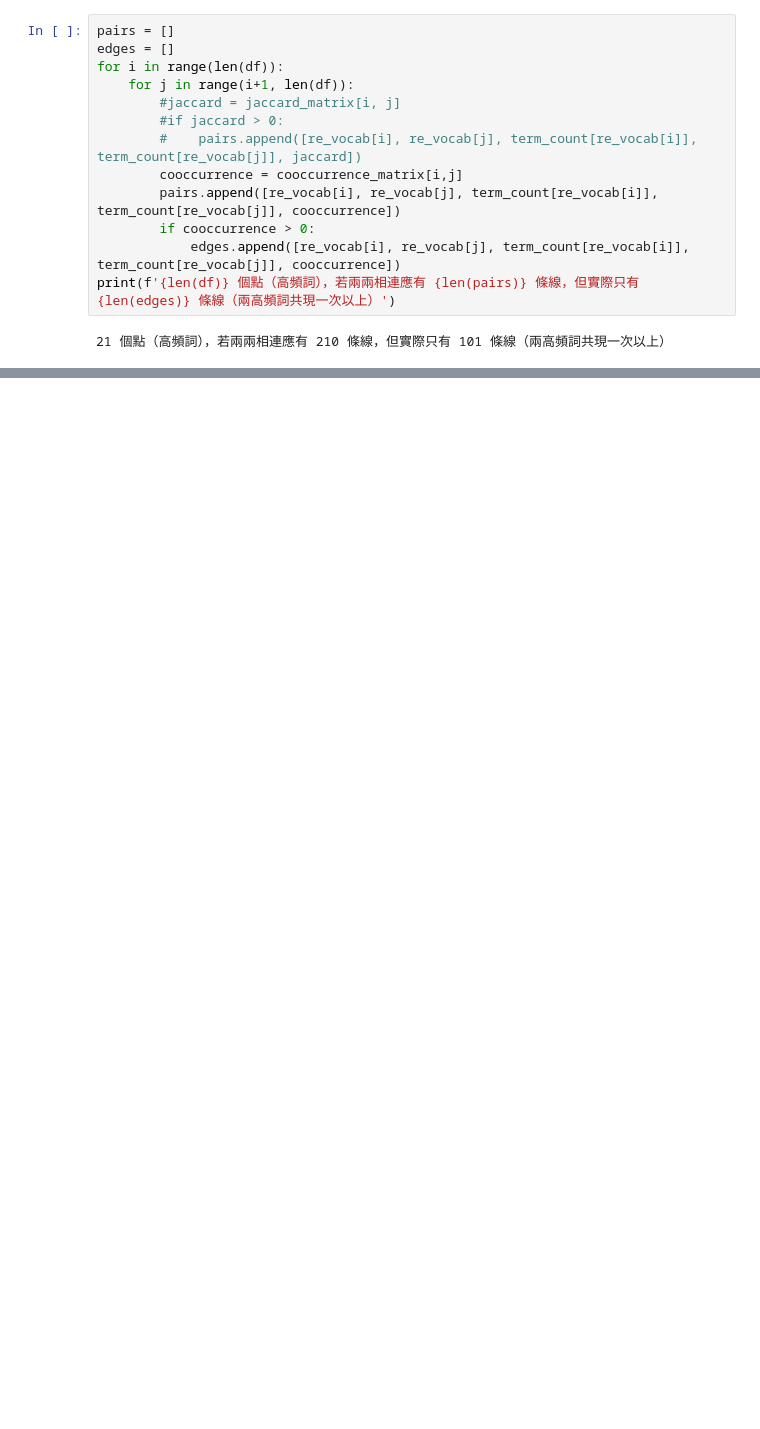
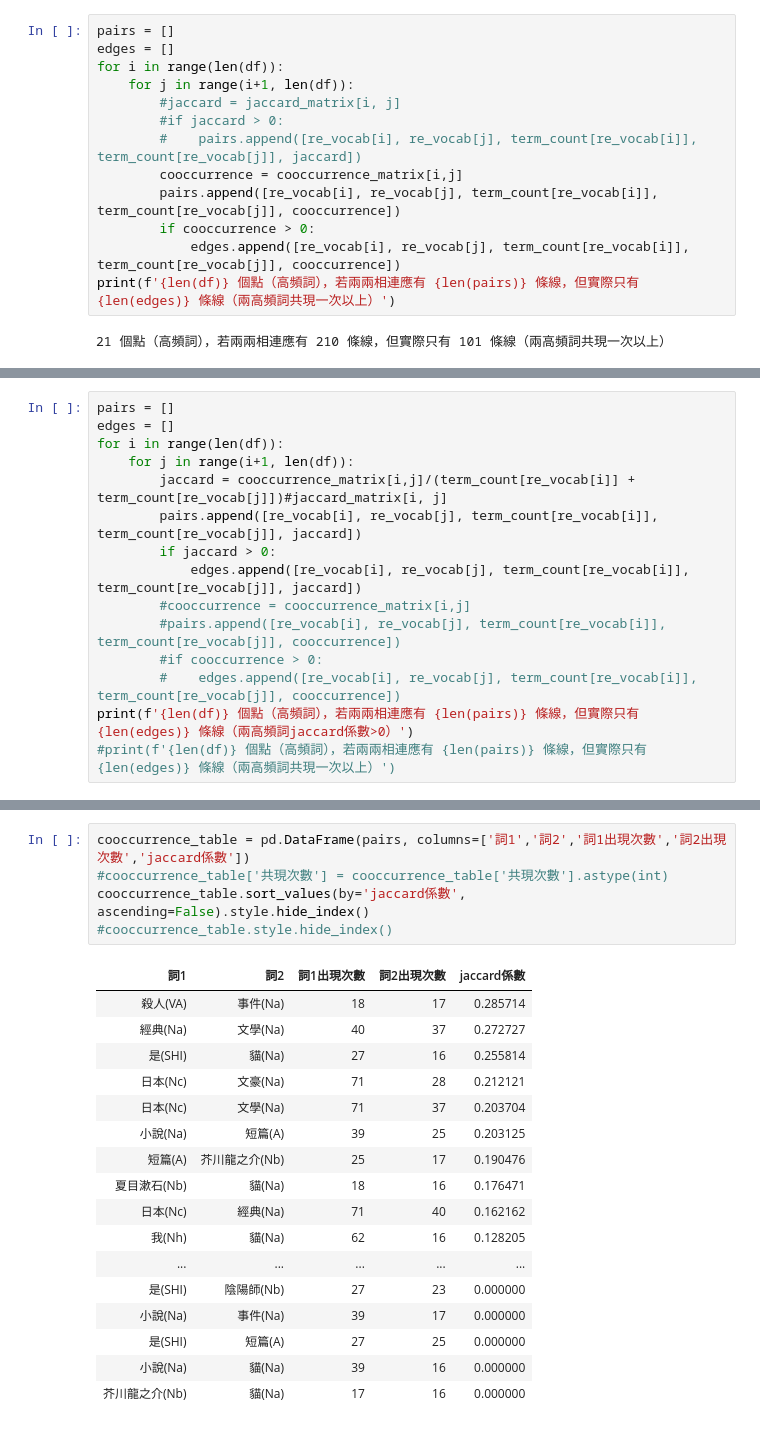
Before and after one commit to x1001000/books-chinese, a Jupyter notebook: Co_occurrence_network.ipynb, the cells around one changed output, grey strips where cells are left out. Drawn from its saved outputs; the diff is of its cells as text; blank space fills up the shorter version.

Commit message:
線寬=Jaccard係數

```diff
--- a/Co_occurrence_network.ipynb
+++ b/Co_occurrence_network.ipynb
@@ -402,0 +392,15 @@ cooccurrence_table.sort_values(by='共現次數', ascending=False).style.hide_in
+# %%
+pairs = []
+edges = []
+for i in range(len(df)):
+    for j in range(i+1, len(df)):
+        jaccard = cooccurrence_matrix[i,j]/(term_count[re_vocab[i]] + term_count[re_vocab[j]])#jaccard_matrix[i, j]
+        pairs.append([re_vocab[i], re_vocab[j], term_count[re_vocab[i]], term_count[re_vocab[j]], jaccard])
+        if jaccard > 0:
+            edges.append([re_vocab[i], re_vocab[j], term_count[re_vocab[i]], term_count[re_vocab[j]], jaccard])
+        #cooccurrence = cooccurrence_matrix[i,j]
+        #pairs.append([re_vocab[i], re_vocab[j], term_count[re_vocab[i]], term_count[re_vocab[j]], cooccurrence])
+        #if cooccurrence > 0:
+        #    edges.append([re_vocab[i], re_vocab[j], term_count[re_vocab[i]], term_count[re_vocab[j]], cooccurrence])
+print(f'{len(df)} 個點（高頻詞），若兩兩相連應有 {len(pairs)} 條線，但實際只有 {len(edges)} 條線（兩高頻詞jaccard係數>0）')
+#print(f'{len(df)} 個點（高頻詞），若兩兩相連應有 {len(pairs)} 條線，但實際只有 {len(edges)} 條線（兩高頻詞共現一次以上）')
@@ -402,0 +439,23 @@ cooccurrence_table.sort_values(by='共現次數', ascending=False).style.hide_in
+# %%
+cooccurrence_table = pd.DataFrame(pairs, columns=['詞1','詞2','詞1出現次數','詞2出現次數','jaccard係數'])
+#cooccurrence_table['共現次數'] = cooccurrence_table['共現次數'].astype(int)
+cooccurrence_table.sort_values(by='jaccard係數', ascending=False).style.hide_index()
+#cooccurrence_table.style.hide_index()
+# %% [output]
+| 詞1 | 詞2 | 詞1出現次數 | 詞2出現次數 | jaccard係數 |
+| 殺人(VA) | 事件(Na) | 18 | 17 | 0.285714 |
+| 經典(Na) | 文學(Na) | 40 | 37 | 0.272727 |
+| 是(SHI) | 貓(Na) | 27 | 16 | 0.255814 |
+| 日本(Nc) | 文豪(Na) | 71 | 28 | 0.212121 |
+| 日本(Nc) | 文學(Na) | 71 | 37 | 0.203704 |
+| 小說(Na) | 短篇(A) | 39 | 25 | 0.203125 |
+| 短篇(A) | 芥川龍之介(Nb) | 25 | 17 | 0.190476 |
+| 夏目漱石(Nb) | 貓(Na) | 18 | 16 | 0.176471 |
+| 日本(Nc) | 經典(Na) | 71 | 40 | 0.162162 |
+| 我(Nh) | 貓(Na) | 62 | 16 | 0.128205 |
+| ... | ... | ... | ... | ... |
+| 是(SHI) | 陰陽師(Nb) | 27 | 23 | 0.000000 |
+| 小說(Na) | 事件(Na) | 39 | 17 | 0.000000 |
+| 是(SHI) | 短篇(A) | 27 | 25 | 0.000000 |
+| 小說(Na) | 貓(Na) | 39 | 16 | 0.000000 |
+| 芥川龍之介(Nb) | 貓(Na) | 17 | 16 | 0.000000 |
```
Also changed, not shown: parts of 12 cells of this notebook.
